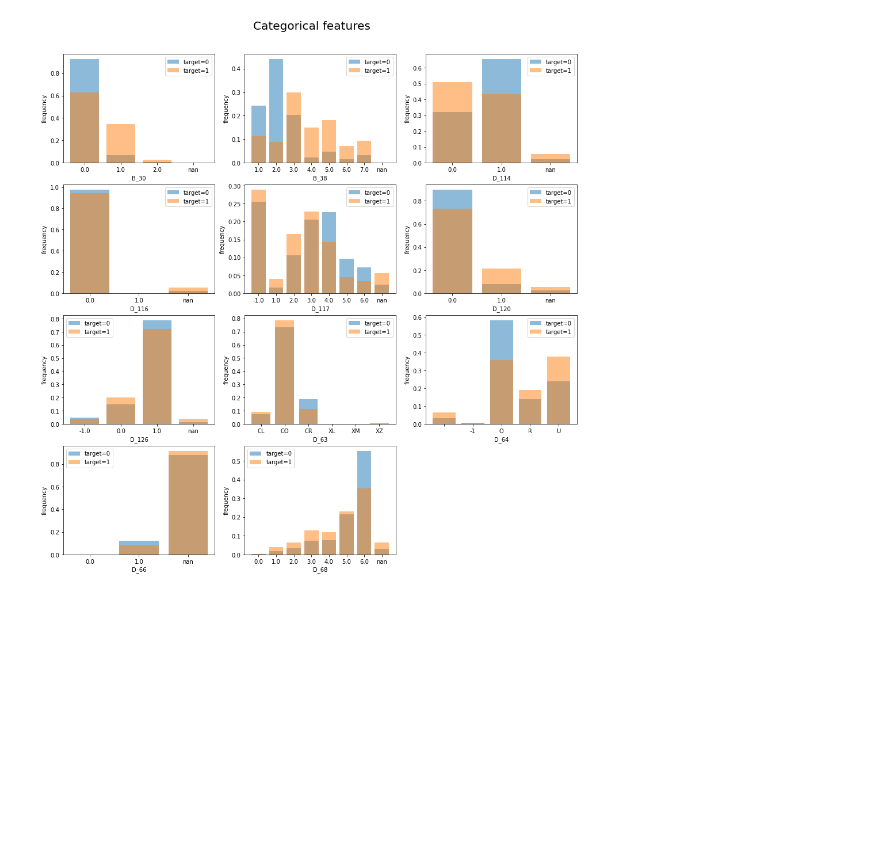
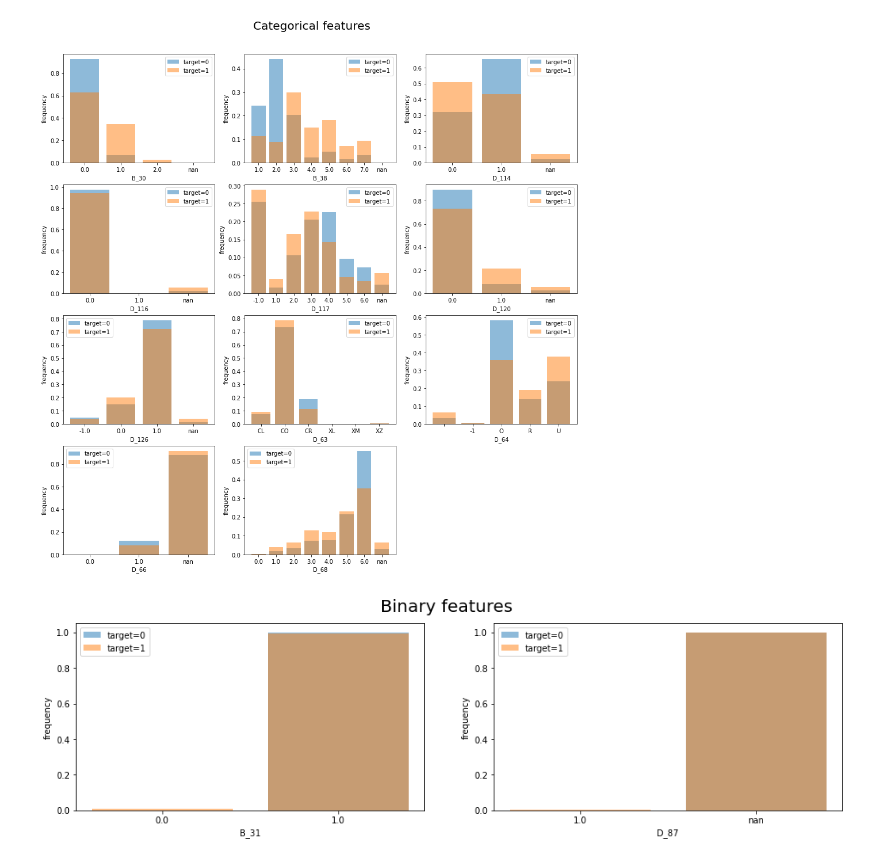
Before and after one commit to YuLim2/Kaggle, a Jupyter notebook: AMEX/amex-data-analysis-in-english.ipynb, the cells around one changed output. Drawn from its saved outputs; the diff is of its cells as text; code cells hidden in the pictures; blank space fills up the shorter version.

Commit message:
ADD: Binary data and Numerical data plots for bar and hist

```diff
--- a/AMEX/amex-data-analysis-in-english.ipynb
+++ b/AMEX/amex-data-analysis-in-english.ipynb
@@ -204,3 +204,26 @@ plt.show()
 del temp
 # %% [output]
 [figure]
+# %%
+# The binary features
+bin_features = ['B_31', 'D_87']
+plt.figure(figsize=(16, 4))
+for i, f in enumerate(bin_features):
+    plt.subplot(1, 2, i+1)
+    temp = pd.DataFrame(train[f][train.target == 0].value_counts(dropna=False, normalize=True).sort_index().rename('count'))
+    temp.index.name = 'value'
+    temp.reset_index(inplace=True)
+    plt.bar(temp.index, temp['count'], alpha=0.5, label='target=0')
+    temp = pd.DataFrame(train[f][train.target == 1].value_counts(dropna=False, normalize=True).sort_index().rename('count'))
+    temp.index.name = 'value'
+    temp.reset_index(inplace=True)
+    plt.bar(temp.index, temp['count'], alpha=0.5, label='target=1')
+    plt.xlabel(f)
+    plt.ylabel('frequency')
+    plt.legend()
+    plt.xticks(temp.index, temp.value)
+plt.suptitle('Binary features', fontsize=20)
+plt.show()
+del temp
+# %% [output]
+[figure, added]
```
Also changed, not shown: parts of 1 cell of this notebook.
